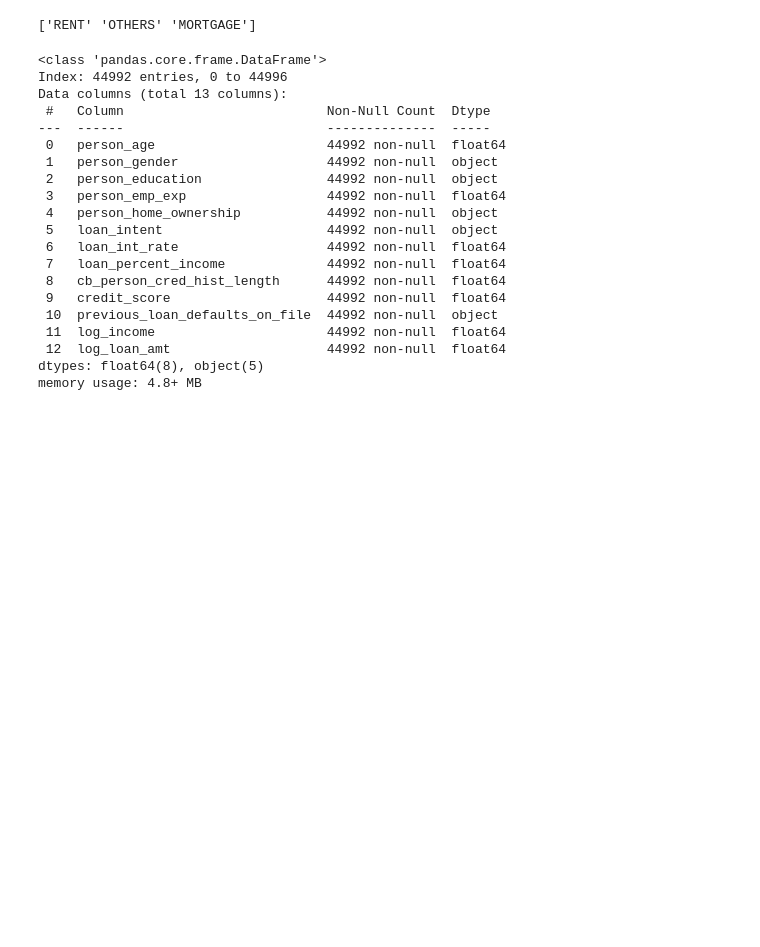
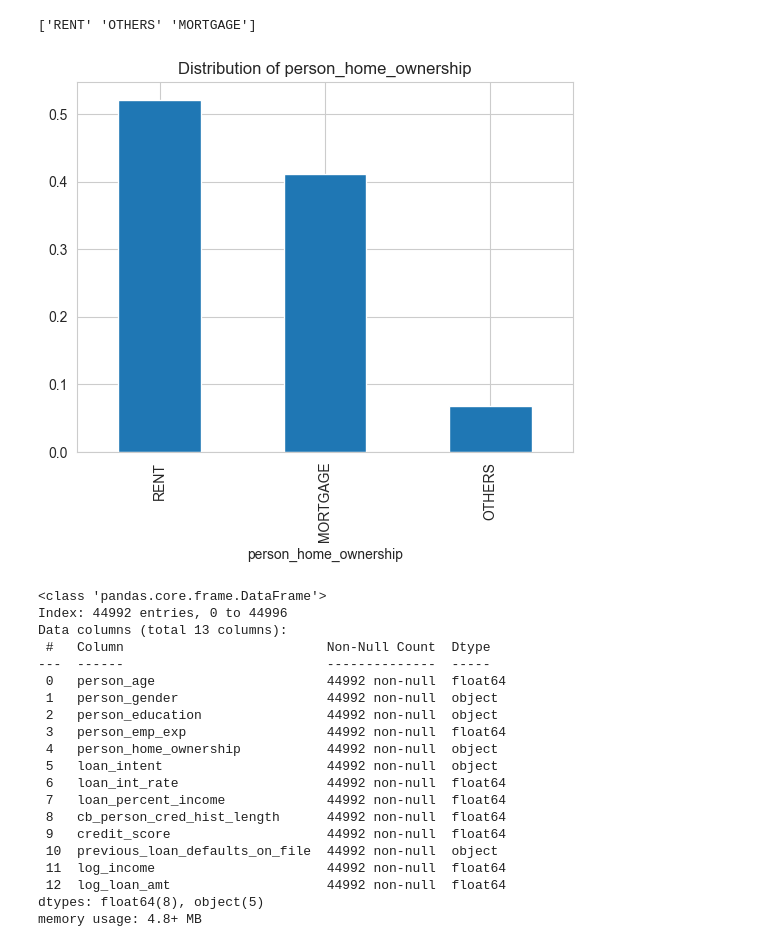
Before and after one commit to jb705249/SJU_DSS_740_Final_Project, a Jupyter notebook: Scr/initial_data_cleaning.ipynb, the cells around one changed output. Saved outputs shown, nothing was run; the diff lists cells and outputs as text; code cells hidden in the pictures; blank space fills up the shorter version.

Commit message:
Update 1.0.1
- Added Distribution Check for person_home_ownership

```diff
--- a/Scr/initial_data_cleaning.ipynb
+++ b/Scr/initial_data_cleaning.ipynb
@@ -332,6 +332,13 @@ df['person_home_ownership'] = df['person_home_ownership'].replace({'OWN': 'OTHER
 print(df['person_home_ownership'].unique())
 # %% [output]
 ['RENT' 'OTHERS' 'MORTGAGE']
+# %%
+# Check the distribution of the new categorical variables
+df['person_home_ownership'].value_counts(normalize=True).plot(kind='bar')
+plt.title("Distribution of person_home_ownership")
+plt.show()
+# %% [output]
+[figure, added]
 # %%
 # Scale numerical columns using MinMaxScaler
 minmax_scaler = MinMaxScaler()
```
Also changed, not shown: parts of 6 cells of this notebook.
